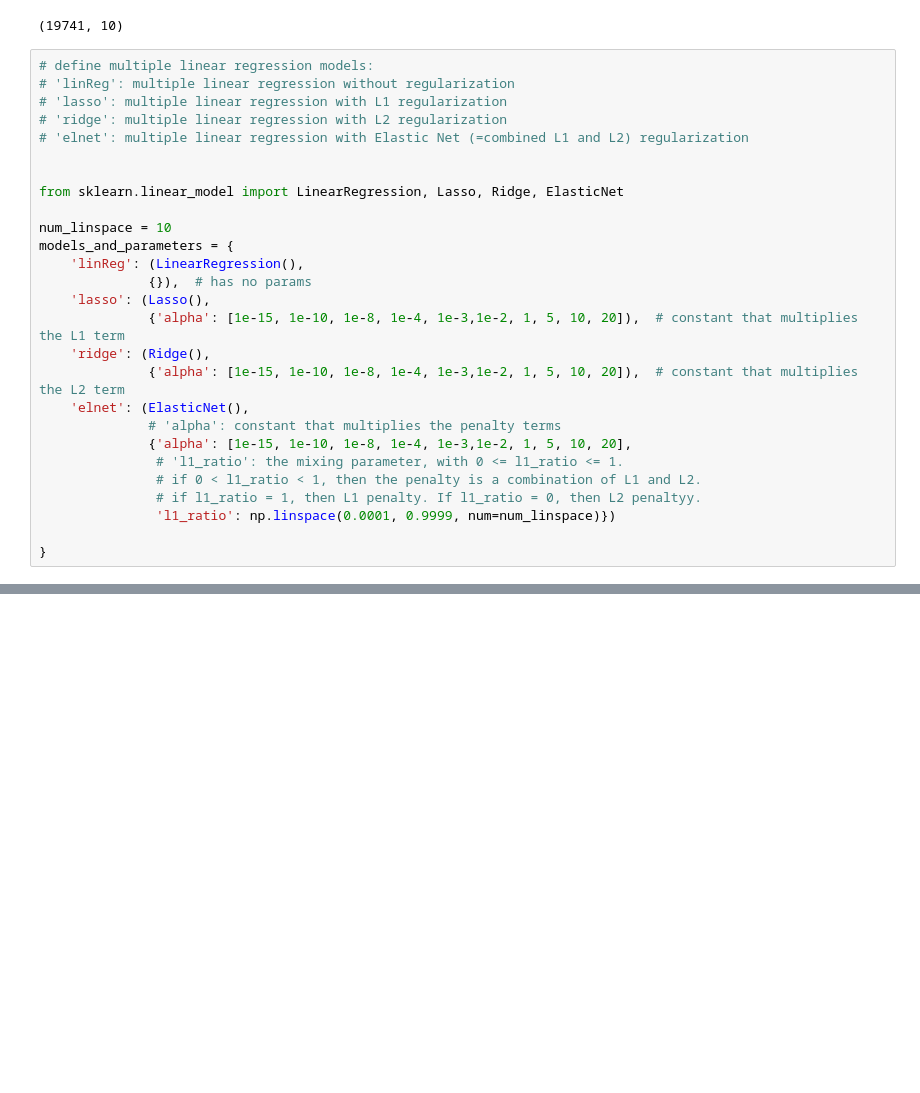
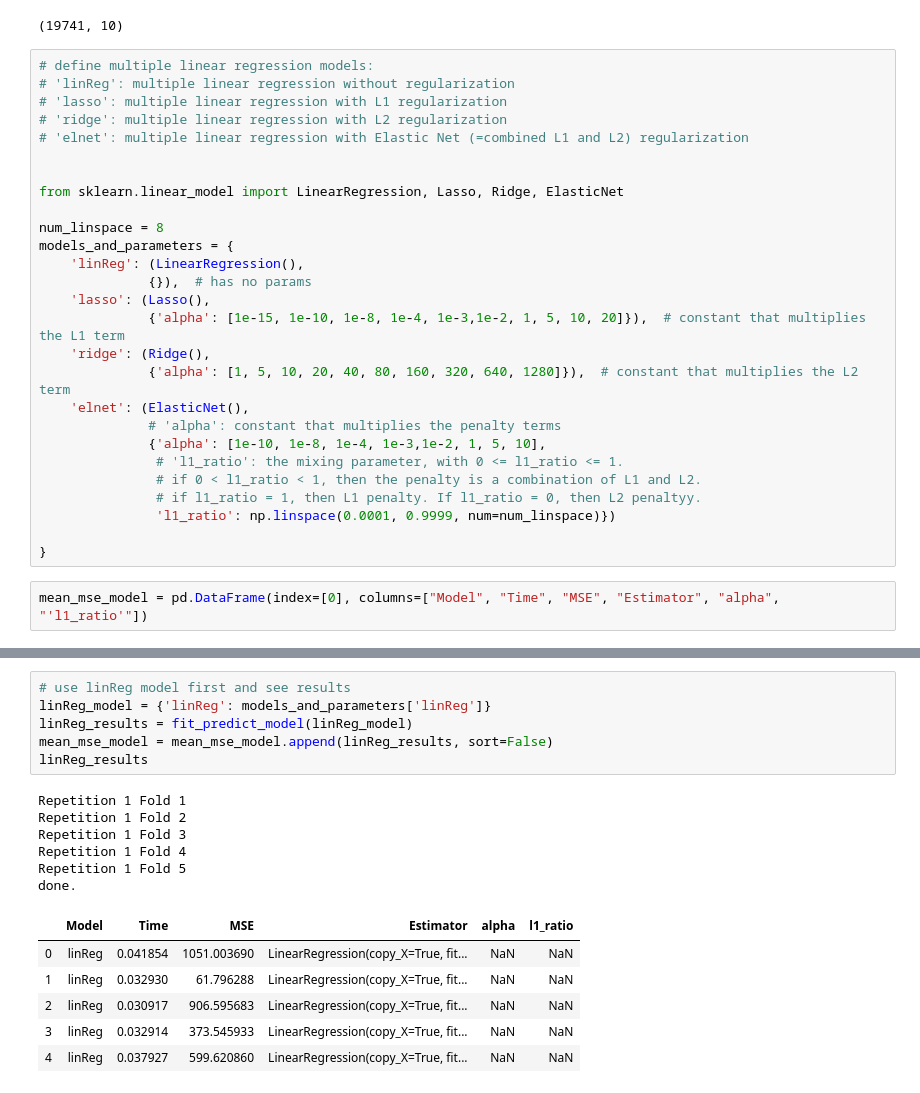
Before and after one commit to lukaszbinden/mli, a Jupyter notebook: assignments/assignments_level_two/Module 4 Assignment 1.ipynb, the cells around one changed output, grey strips where cells are left out. Cells and saved outputs as stored; diff of their text form; blank space fills up the shorter version.

```diff
--- a/assignments/assignments_level_two/Module 4 Assignment 1.ipynb
+++ b/assignments/assignments_level_two/Module 4 Assignment 1.ipynb
@@ -175,23 +175,25 @@ df_wo_outliers.shape
 
 from sklearn.linear_model import LinearRegression, Lasso, Ridge, ElasticNet
 
-num_linspace = 10
+num_linspace = 8
 models_and_parameters = {
     'linReg': (LinearRegression(),
               {}),  # has no params
     'lasso': (Lasso(),
-              {'alpha': [1e-15, 1e-10, 1e-8, 1e-4, 1e-3,1e-2, 1, 5, 10, 20]),  # constant that multiplies the L1 term
+              {'alpha': [1e-15, 1e-10, 1e-8, 1e-4, 1e-3,1e-2, 1, 5, 10, 20]}),  # constant that multiplies the L1 term
     'ridge': (Ridge(),
-              {'alpha': [1e-15, 1e-10, 1e-8, 1e-4, 1e-3,1e-2, 1, 5, 10, 20]),  # constant that multiplies the L2 term
+              {'alpha': [1, 5, 10, 20, 40, 80, 160, 320, 640, 1280]}),  # constant that multiplies the L2 term
     'elnet': (ElasticNet(),
               # 'alpha': constant that multiplies the penalty terms
-              {'alpha': [1e-15, 1e-10, 1e-8, 1e-4, 1e-3,1e-2, 1, 5, 10, 20],
+              {'alpha': [1e-10, 1e-8, 1e-4, 1e-3,1e-2, 1, 5, 10],
                # 'l1_ratio': the mixing parameter, with 0 <= l1_ratio <= 1.
                # if 0 < l1_ratio < 1, then the penalty is a combination of L1 and L2.
                # if l1_ratio = 1, then L1 penalty. If l1_ratio = 0, then L2 penaltyy.
                'l1_ratio': np.linspace(0.0001, 0.9999, num=num_linspace)})
 
 }
+# %%
+mean_mse_model = pd.DataFrame(index=[0], columns=["Model", "Time", "MSE", "Estimator", "alpha", "'l1_ratio'"])
 # %%
 from sklearn.pipeline import Pipeline
 from sklearn.preprocessing import StandardScaler
@@ -300,0 +282,19 @@ done.
+# %%
+# use linReg model first and see results
+linReg_model = {'linReg': models_and_parameters['linReg']}
+linReg_results = fit_predict_model(linReg_model)
+mean_mse_model = mean_mse_model.append(linReg_results, sort=False)
+linReg_results
+# %% [output]
+Repetition 1 Fold 1
+Repetition 1 Fold 2
+Repetition 1 Fold 3
+Repetition 1 Fold 4
+Repetition 1 Fold 5
+done.
+|  | Model | Time | MSE | Estimator | alpha | l1_ratio |
+| 0 | linReg | 0.041854 | 1051.003690 | LinearRegression(copy_X=True, fit... | NaN | NaN |
+| 1 | linReg | 0.032930 | 61.796288 | LinearRegression(copy_X=True, fit... | NaN | NaN |
+| 2 | linReg | 0.030917 | 906.595683 | LinearRegression(copy_X=True, fit... | NaN | NaN |
+| 3 | linReg | 0.032914 | 373.545933 | LinearRegression(copy_X=True, fit... | NaN | NaN |
+| 4 | linReg | 0.037927 | 599.620860 | LinearRegression(copy_X=True, fit... | NaN | NaN |
```
Also changed, not shown: parts of 6 cells of this notebook, 2 other files.
